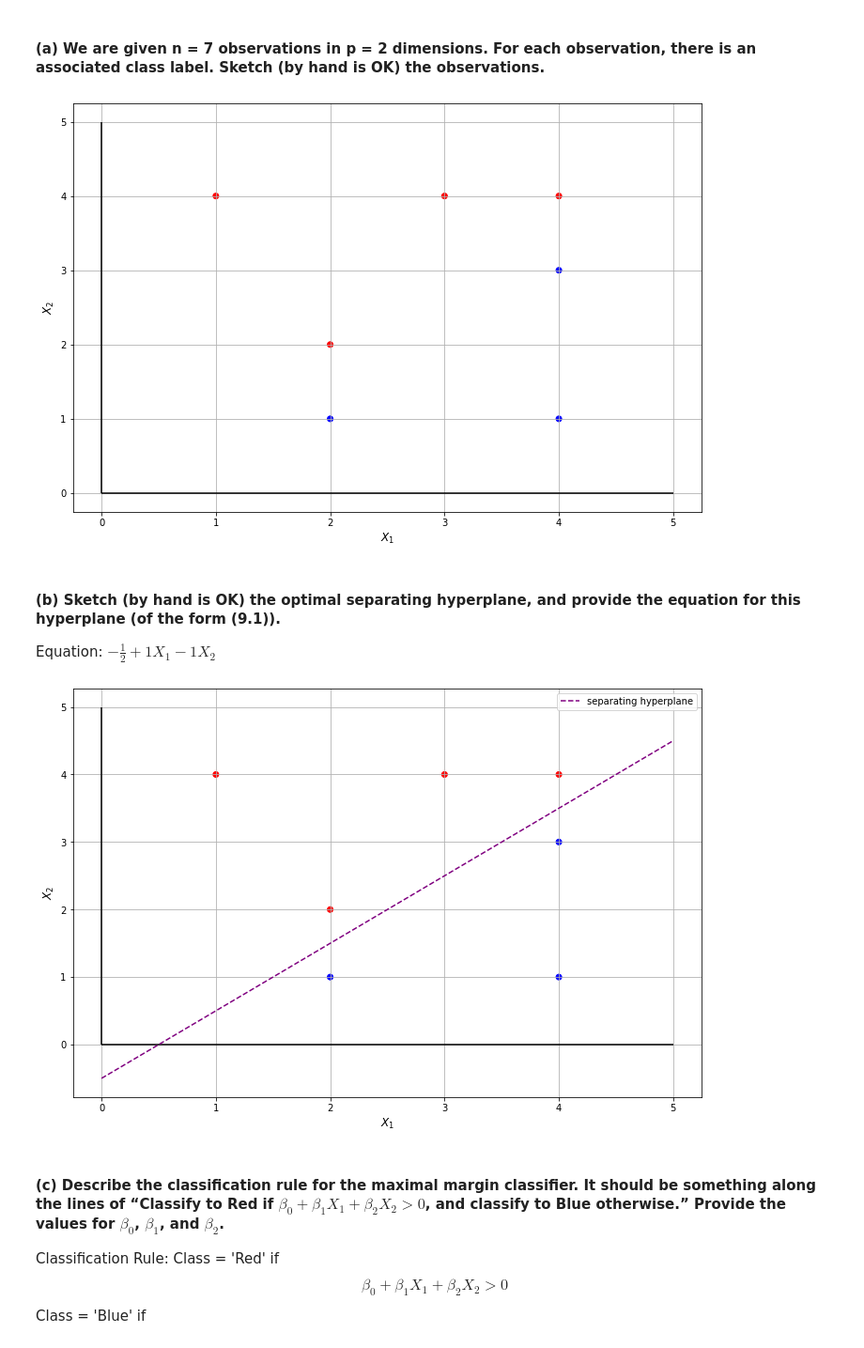
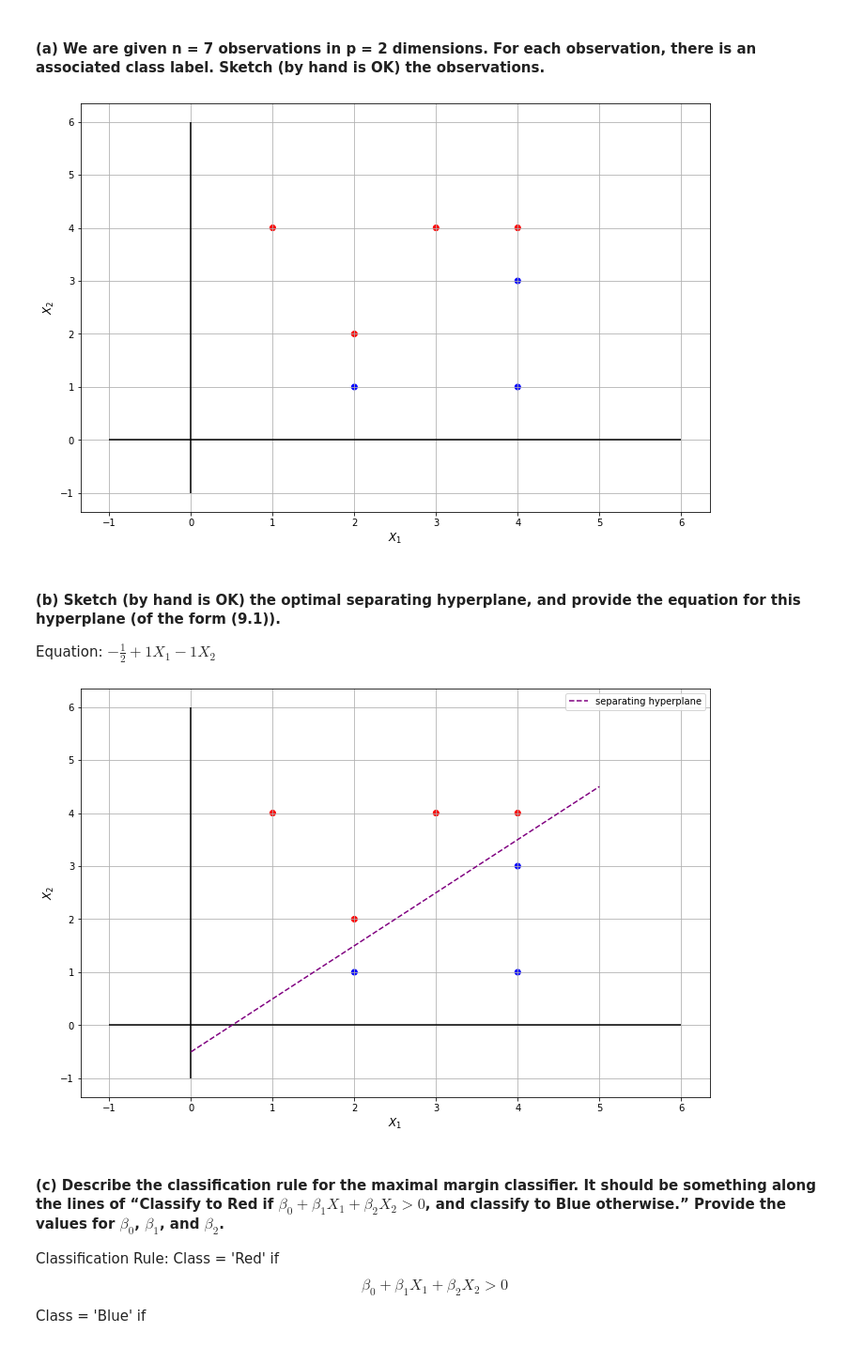
Before and after one commit to landonbuell/Buell-CS750-Spring2020, a Jupyter notebook: assignment7/assignment7.ipynb, the cells around one changed output. Shown: that part at 94% size. Drawn from its saved outputs; the diff is of its cells as text; code cells hidden in the pictures.

```diff
--- a/assignment7/assignment7.ipynb
+++ b/assignment7/assignment7.ipynb
@@ -24,12 +24,12 @@ plt.figure(figsize=(12,8))
 plt.xlabel('$X_1$',size=12,weight='bold')
 plt.ylabel('$X_2$',size=12,weight='bold')
 plt.scatter(x=X.transpose()[0],y=X.transpose()[1],c=y)
-plt.vlines(0,0,5,color='black')
-plt.hlines(0,0,5,color='black')
+plt.vlines(0,-1,6,color='black')
+plt.hlines(0,-1,6,color='black')
 plt.grid()
 plt.show()
 # %% [output]
-[figure, old version]
+[figure, new version]
 # %% [markdown]
 #### (b) Sketch (by hand is OK) the optimal separating hyperplane, and provide the equation for this hyperplane (of the form (9.1)).
 
@@ -37,23 +37,23 @@ Equation: $-\frac{1}{2} + 1 X_1 - 1 X_2 $
 # %%
 # Design Matricies
 X = np.array([[3,4],[2,2],[4,4],[1,4],[2,1],[4,3],[4,1]])
 y = ['red','red','red','red','blue','blue','blue']
 
 hyperplane = 1*np.arange(0,6) - 1/2
 
 # visualize w/ hyperplane
 plt.figure(figsize=(12,8))
 plt.xlabel('$X_1$',size=12,weight='bold')
 plt.ylabel('$X_2$',size=12,weight='bold')
 plt.scatter(x=X.transpose()[0],y=X.transpose()[1],c=y)
 plt.plot(hyperplane,linestyle='--',color='purple',label='separating hyperplane')
-plt.vlines(0,0,5,color='black')
-plt.hlines(0,0,5,color='black')
+plt.vlines(0,-1,6,color='black')
+plt.hlines(0,-1,6,color='black')
 plt.legend()
 plt.grid()
 plt.show()
 # %% [output]
-[figure, old version]
+[figure, new version]
 # %% [markdown]
 #### (c) Describe the classiﬁcation rule for the maximal margin classiﬁer. It should be something along the lines of “Classify to Red if $\beta_0 +\beta_1 X_1 +\beta_2 X_2 > 0$, and classify to Blue otherwise.” Provide the values for $\beta_0$, $\beta_1$, and $\beta_2$.
 
```
Also changed, not shown: parts of 13 cells of this notebook, 2 other files.
